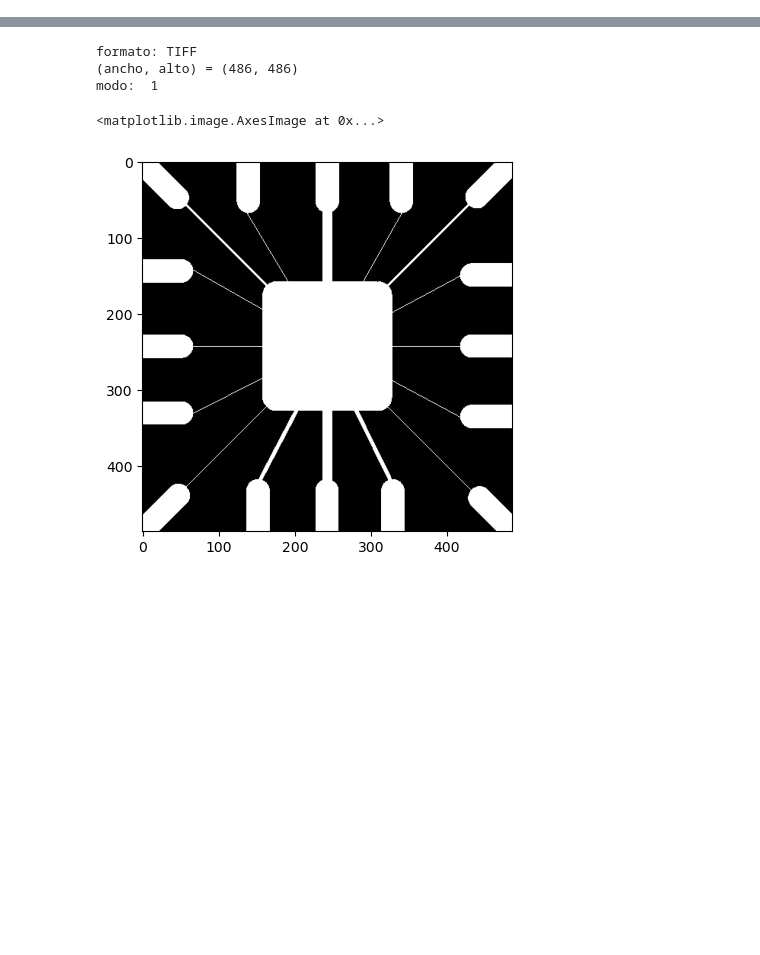
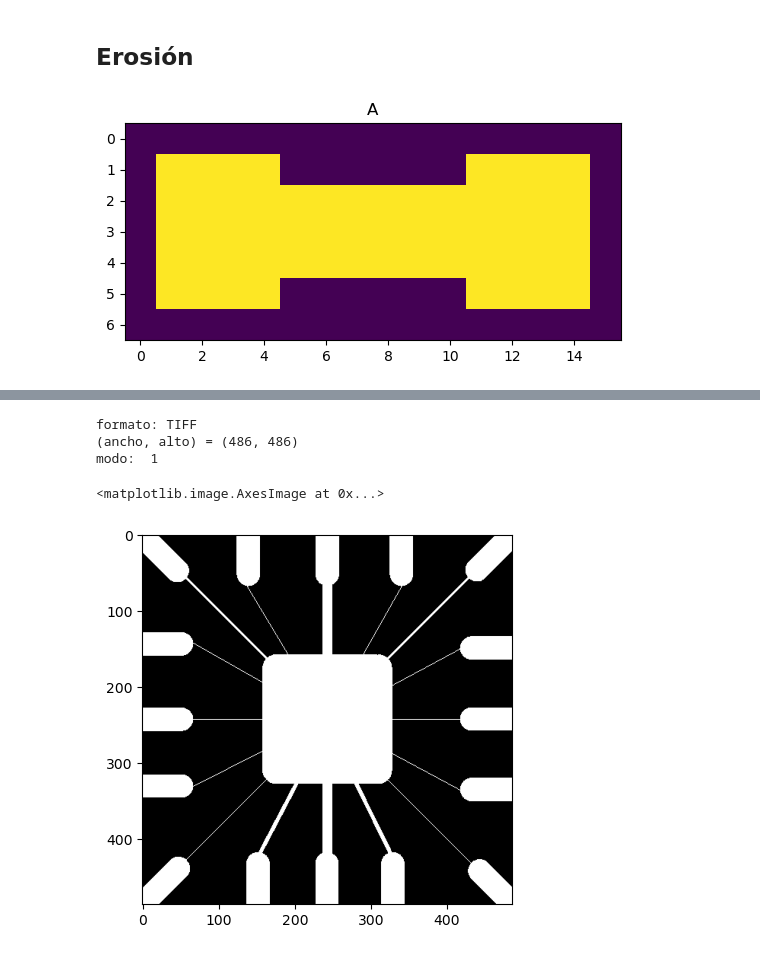
Before and after one commit to ULPGC-GTMA/ULPGC-TIV, a Jupyter notebook: Morfología.ipynb, the cells around one changed output, grey strips where cells are left out. Cells and saved outputs as stored; diff of their text form; code cells hidden in the pictures; blank space fills up the shorter version.

```diff
--- a/Morfología.ipynb
+++ b/Morfología.ipynb
@@ -8,0 +73,13 @@ from skimage.morphology import binary_erosion, binary_dilation, binary_opening,
+# %% [markdown]
+## Erosión
+# %%
+A = rectangle(5, 14)
+A[[0,4],4:10] = 0
+A = np.pad(A, 1, 'constant')
+#Hay que ponerle el marco pues los
+# elementos estructurantes no sobrepasan el área de imagen
+
+plt.imshow(A)
+plt.title('A');
+# %% [output]
+[figure, added]
```
Also changed, not shown: parts of 53 cells of this notebook, 1 other file.
